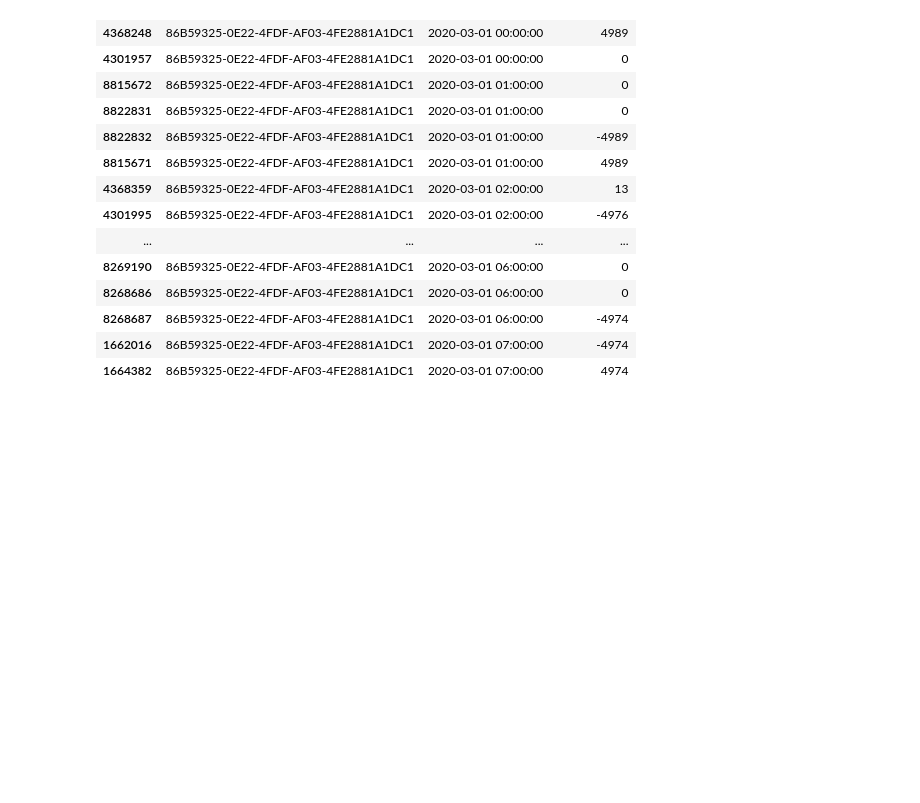
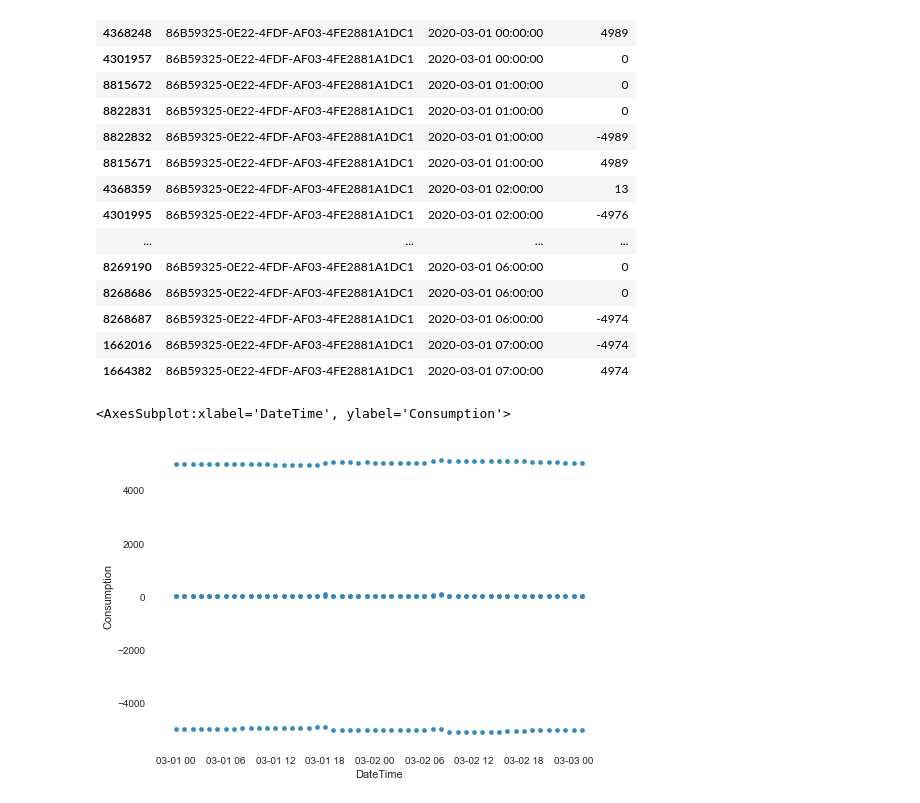
Before and after one commit to StorWater/StorWater_POC, a Jupyter notebook: notebooks/06-jsg-smartMeter.ipynb, the cells around one changed output. Cells and saved outputs as stored; diff of their text form; code cells hidden in the pictures; blank space fills up the shorter version.

```diff
--- a/notebooks/06-jsg-smartMeter.ipynb
+++ b/notebooks/06-jsg-smartMeter.ipynb
@@ -174,3 +195,8 @@ df_single1.sort_values('DateTime').head(30)
 | 8268687 | 86B59325-0E22-4FDF-AF03-4FE2881A1DC1 | 2020-03-01 06:00:00 | -4974 |
 | 1662016 | 86B59325-0E22-4FDF-AF03-4FE2881A1DC1 | 2020-03-01 07:00:00 | -4974 |
 | 1664382 | 86B59325-0E22-4FDF-AF03-4FE2881A1DC1 | 2020-03-01 07:00:00 | 4974 |
+# %%
+df_single1.sort_values('DateTime').head(200).plot.scatter('DateTime','Consumption')
+# %% [output]
+<AxesSubplot:xlabel='DateTime', ylabel='Consumption'>
+[figure, added]
```
Also changed, not shown: parts of 14 cells of this notebook, 3 other files.
